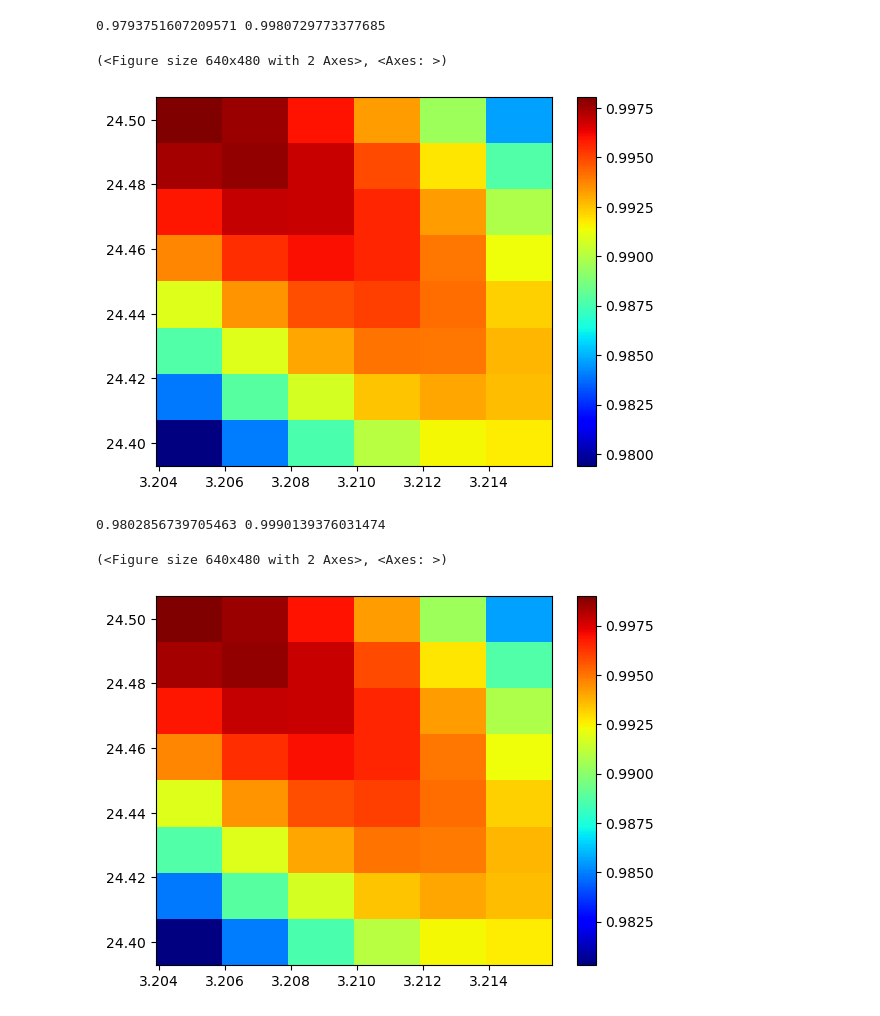
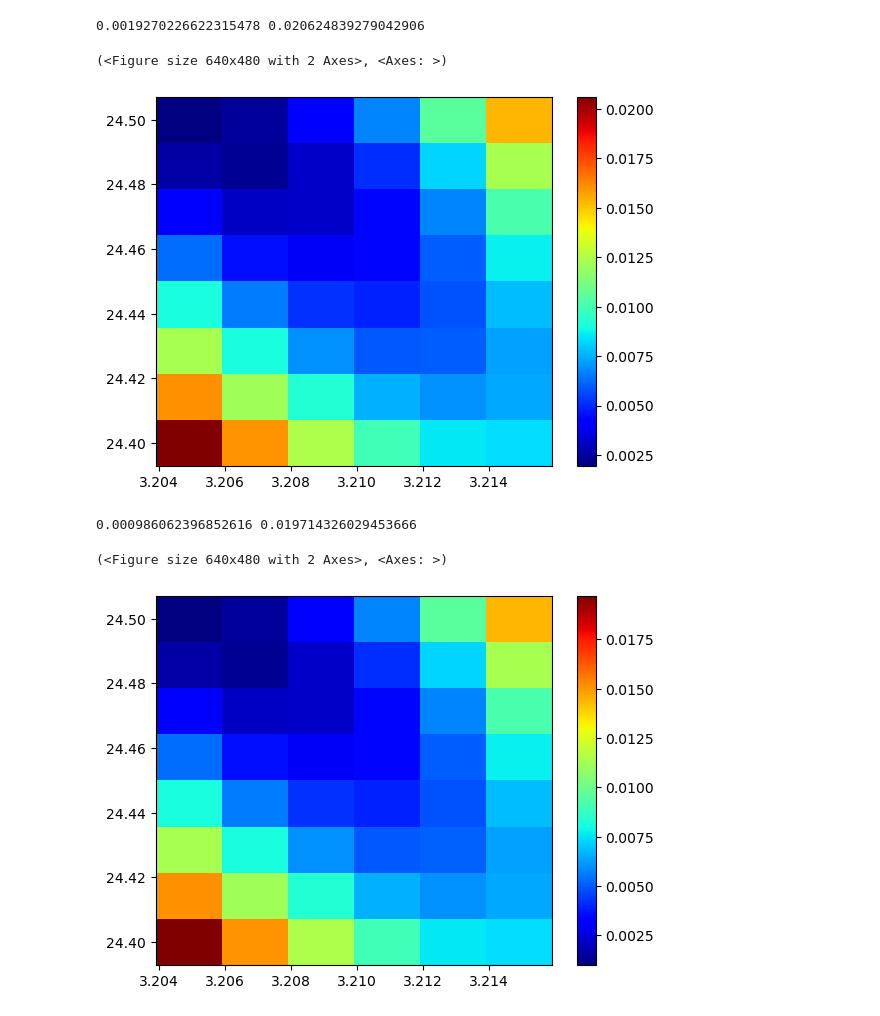
Before and after one commit to Sam-Bieberich/QuTiP, a Jupyter notebook: plot_gen.ipynb, the cells around one changed output. Saved outputs shown, nothing was run; the diff lists cells and outputs as text; code cells hidden in the pictures.

Commit message:
plotting file updated

```diff
--- a/plot_gen.ipynb
+++ b/plot_gen.ipynb
@@ -176,11 +176,11 @@ fidelity_results = [
 
 fidelity_results = np.asarray(fidelity_results,dtype = float)
 
-density(fidelity_results, omega_d_array, t_g_array)
+density(1 - fidelity_results, omega_d_array, t_g_array)
 # %% [output]
-0.9793751607209571 0.9980729773377685
+0.0019270226622315478 0.020624839279042906
 (<Figure size 640x480 with 2 Axes>, <Axes: >)
-[figure, old version]
+[figure, new version]
 # %%
 #1e7 qcap
 
@@ -190,36 +190,36 @@ t_g_array = [
 ]
 
 omega_d_array = [
     3.20491027, 3.20691027, 3.20891027, 3.21091027, 3.21291027, 3.21491027
 ]
 
 # Omega by time dimensions are 6 by 8
 
 fidelity_results = [
     [0.9802856739705463, 0.9848584101817774, 0.9886942703018976, 0.9919144702205429,
      0.9946447798738468, 0.9968737929726746, 0.9984075520334095, 0.9990139376031474],
     [0.9849468930226998, 0.9888016578062285, 0.9919106969799415, 0.9943985149257567,
      0.9963931352351464, 0.9978834985882904, 0.9986754924856758, 0.9985384926623094],
     [0.9885210614317512, 0.9916481059997206, 0.9940227405813129, 0.9957723707266005,
      0.9970268558644122, 0.9977754929307562, 0.9978246181929146, 0.9969458374868218],
     [0.9909968189020565, 0.9933892140279932, 0.9950246899147496, 0.9960331550301254,
      0.9965458806933993, 0.9965525304902446, 0.9958604932447132, 0.9942443294828163],
     [0.9923673134642003, 0.9940209601933295, 0.9949153538219213, 0.9951824988176982,
      0.9949546508480295, 0.9942218518517995, 0.9927931438146246, 0.9904467520955574],
     [0.9926302073748553, 0.9935438333807686, 0.9936980388692885, 0.9932265107883147,
      0.9922620604504147, 0.9907951213860692, 0.9886369828936482, 0.9855702268669798]
 ]
 
 # z_min = 0.9802856739705463
 # z_max = 0.9990139376031474
 
 fidelity_results = np.asarray(fidelity_results,dtype = float)
 
-density(fidelity_results, omega_d_array, t_g_array)
+density(1 - fidelity_results, omega_d_array, t_g_array)
 # %% [output]
-0.9802856739705463 0.9990139376031474
+0.000986062396852616 0.019714326029453666
 (<Figure size 640x480 with 2 Axes>, <Axes: >)
-[figure, old version]
+[figure, new version]
 # %%
 # t_g array
 t_g = [
```
Also changed, not shown: parts of 5 cells of this notebook.
